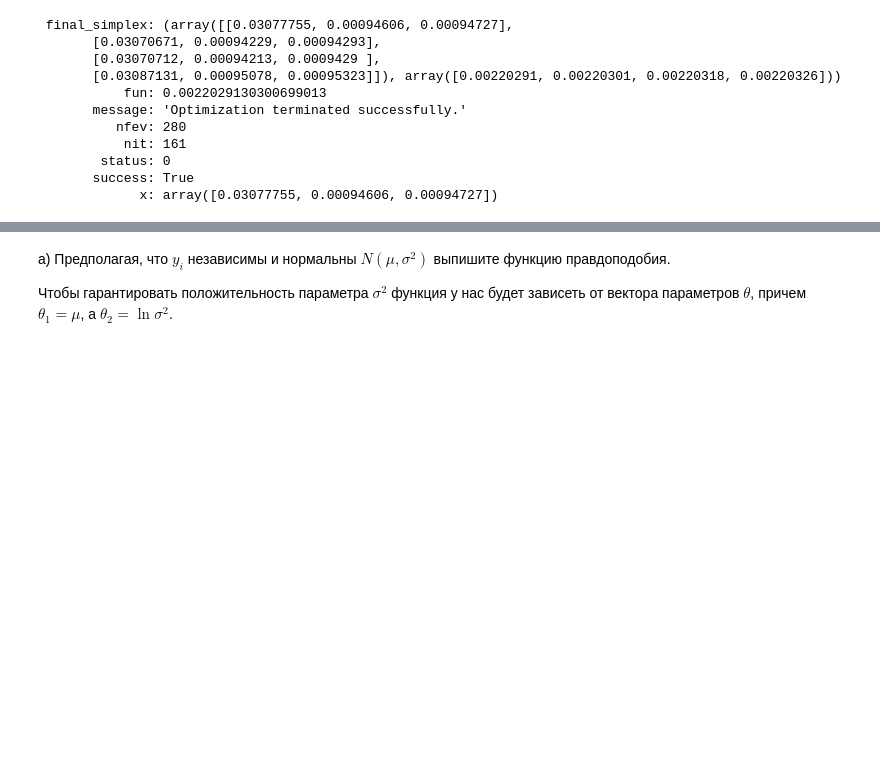
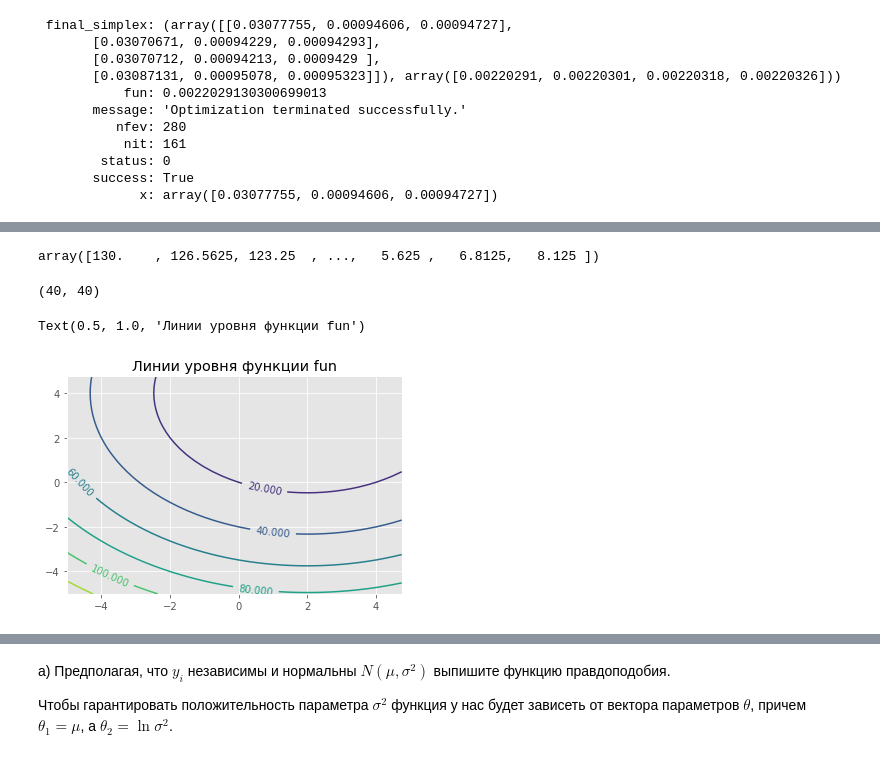
Before and after one commit to hse-econ-data-science/eds_spring_2020, a Jupyter notebook: sem10_likelihood/sem_10_lklh_solution.ipynb, the cells around one changed output, grey strips where cells are left out. Saved outputs shown, nothing was run; the diff lists cells and outputs as text; code cells hidden in the pictures; blank space fills up the shorter version.

```diff
--- a/sem10_likelihood/sem_10_lklh_solution.ipynb
+++ b/sem10_likelihood/sem_10_lklh_solution.ipynb
@@ -48,7 +48,7 @@ optim_res.x, optim_res.fun
 
 б) Найдите экстремум функции при $a=4$ и при $a=10$.
 # %%
-def fun(x, a):
+def fun(x, a=1):
     """ какая-то приятная функция """
     z = (x[0] - 2 * a) ** 2 + (x[1] - 4) ** 2
     return z
@@ -118,0 +119,6 @@ optim_res
+# %%
+x = np.arange(-5, 5, 0.25)
+y = np.arange(-5, 5, 0.25)
+x_mesh, y_mesh = np.meshgrid(x, y)
+xy = np.array([x_mesh, y_mesh]).reshape(2, len(x) * len(y)).T
+xy
@@ -119,3 +133,23 @@ optim_res
+# %%
+xy = np.array([x_mesh, y_mesh]).reshape(2, len(x) * len(y)).T
+z = np.apply_along_axis(fun, 1, xy)
+z
+# %% [output]
+array([130.    , 126.5625, 123.25  , ...,   5.625 ,   6.8125,   8.125 ])
+# %%
+z_mesh = z.reshape(x_mesh.shape[0], -1)
+# %%
+z_mesh.shape
+# %% [output]
+(40, 40)
+# %%
+fig, ax = plt.subplots()
+contour = ax.contour(x_mesh, y_mesh, z_mesh)
+ax.clabel(contour, inline=1, fontsize=10)
+ax.set_title('Линии уровня функции fun')
+# %% [output]
+Text(0.5, 1.0, 'Линии уровня функции fun')
+[figure, added]
 # %% [markdown]
 # Задачутка 2. Велика ты, правда, широка стоишь! Ты горами поднялась до поднебесья!
 
```
Also changed, not shown: parts of 4 cells of this notebook, 1 other file.
